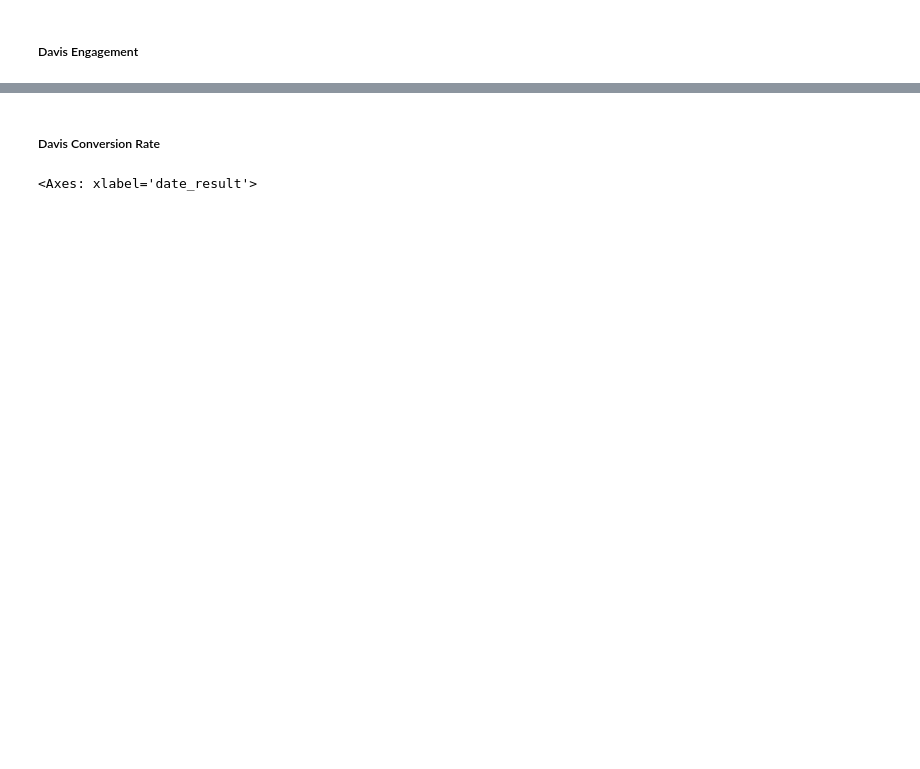
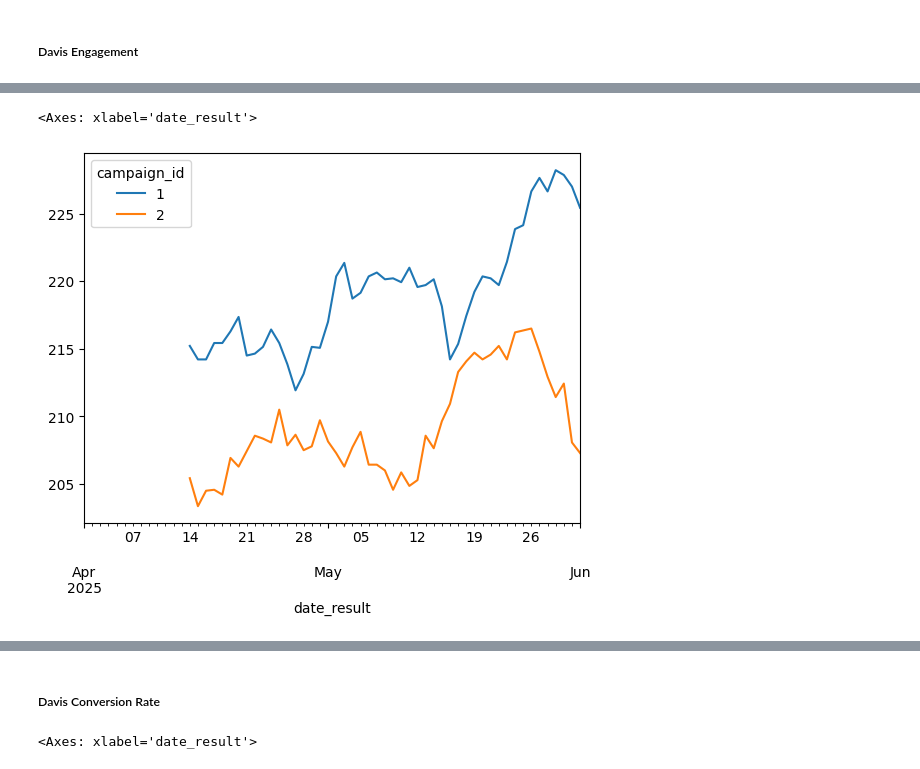
Before and after one commit to vandevee3/MarketingAnalysis, a Jupyter notebook: source/main.ipynb, the cells around one changed output, grey strips where cells are left out. Saved outputs shown, nothing was run; the diff lists cells and outputs as text; code cells hidden in the pictures; blank space fills up the shorter version.

```diff
--- a/source/main.ipynb
+++ b/source/main.ipynb
@@ -532,0 +543,5 @@ Conversion rate B : 19.31%
+# %%
+daily_counts_eng['user_id'].plot.line()
+# %% [output]
+<Axes: xlabel='date_result'>
+[figure, added]
```
Also changed, not shown: parts of 50 cells of this notebook.
